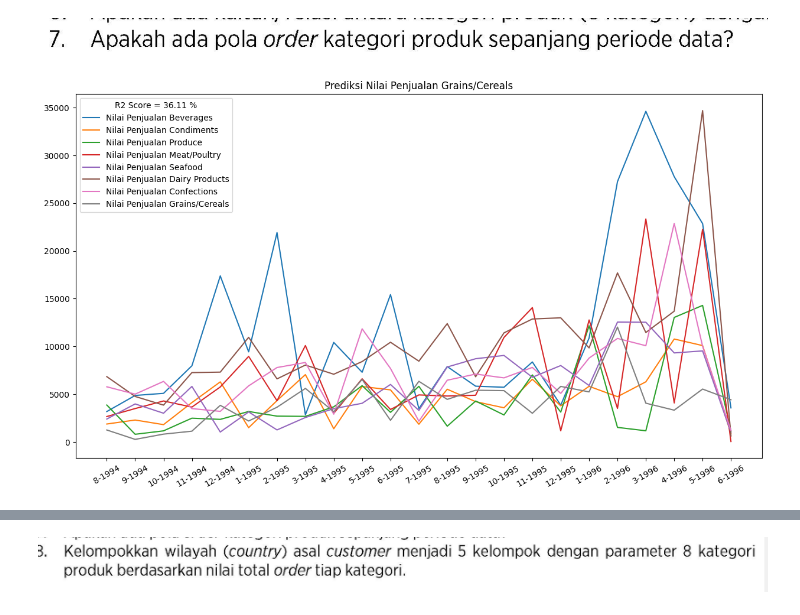
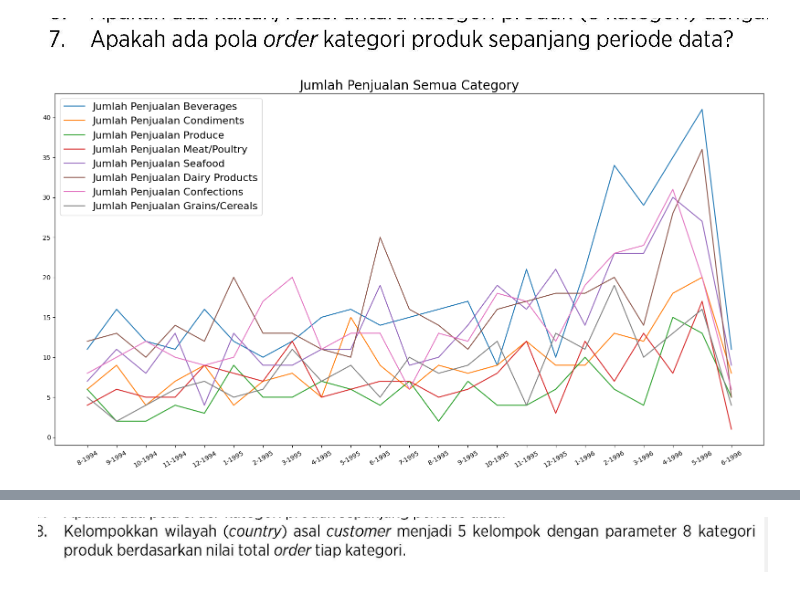
Before and after one commit to StefannusChristian/Data-Mining, a Jupyter notebook: UTS/uts.ipynb, the cells around one changed output, grey strips where cells are left out. Saved outputs shown, nothing was run; the diff lists cells and outputs as text; code cells hidden in the pictures.

```diff
--- a/UTS/uts.ipynb
+++ b/UTS/uts.ipynb
@@ -12,3 +11,5 @@ from sklearn.preprocessing import StandardScaler
+# %%
+plt.rcParams["figure.figsize"] = (14, 7)
 # %% [markdown]
 # Projek A
 # %% [markdown]
@@ -133,11 +133,11 @@ beverages_products_groupby
 # %%
 X = beverages_products_groupby[["Order Date Month","Order Date Year"]].values
 y = beverages_products_groupby["Nilai Penjualan"].values
-reg = LinearRegression().fit(X,y)
+reg = RandomForestRegressor()
+reg.fit(X,y)
 prediction_score = reg.score(X,y)*100
 # %%
-plt.figure(figsize=(15,8))
-x_test = np.array([
+x_predict = np.array([
     [7,1996],
     [8,1996],
     [9,1996],
@@ -145,14 +145,10 @@ x_test = np.array([
     [11,1996],
     [12,1996]
 ])
-
-x_concat = np.concatenate((X,x_test),axis=0)
-
+x_concat = np.concatenate((X,x_predict),axis=0)
 x_label = [f'{i}-{j}' for i,j in x_concat]
 X_label = [f'{i}-{j}' for i,j in X]
-
 prediction = reg.predict(x_concat)
-
 plt.plot(X_label,y,label="Nilai Penjualan")
 plt.plot(x_label,prediction,label="Prediksi Nilai Penjualan")
 plt.xticks(rotation=90)
@@ -205,11 +220,13 @@ order_order_details_products_jan_june_96.groupby(["Product Name"]).mean().sort_v
 ![image.png](embedded-picture-1)
 # %%
 all_categories = products["Category"].unique()
+chat_gpt = []
 for cat in all_categories:
     the_cat_df = order_order_details_products_groupby[(order_order_details_products_groupby["Category"] == cat)]
     X = the_cat_df[["Order Date Month","Order Date Year"]].values
     y = the_cat_df["Nilai Penjualan"].values
-    reg = LinearRegression().fit(X,y)
+    reg = RandomForestRegressor()
+    reg.fit(X,y)
     prediction_score = reg.score(X,y)*100
     x_test = np.array([
         [7,1996],
@@ -226,8 +243,9 @@ for cat in all_categories:
     X_label = [f'{i}-{j}' for i,j in X]
 
     prediction = reg.predict(x_concat)
+    the_proyeksi = prediction[-6:]
+    print(the_proyeksi)
 
-    plt.figure(figsize=(15,8))
     plt.plot(X_label,y,label="Nilai Penjualan")
     plt.plot(x_label,prediction,label="Prediksi Nilai Penjualan")
     plt.xticks(rotation=90)
@@ -365,25 +401,24 @@ Oleh karena itu, dapat disimpulkan bahwa kategori produk dan negara pelanggan pa
 # %% [markdown]
 ![image.png](embedded-picture-1)
 # %%
+order_order_details_products_groupby_count = order_order_details_products.groupby(["Category","Order Date Year","Order Date Month"]).count().reset_index()
+plt.figure(figsize=(20,10))
 all_categories = products["Category"].unique()
 all_y = []
-plt.figure(figsize=(15,8))
+
 for cat in all_categories:
-    nomor_7_df = order_order_details_products_groupby[(order_order_details_products_groupby["Category"] == cat)]
+    nomor_7_df = order_order_details_products_groupby_count[(order_order_details_products_groupby_count["Category"] == cat)]
     X = nomor_7_df[["Order Date Month","Order Date Year"]].values
     y = nomor_7_df["Nilai Penjualan"].values
 
     X_label = [f'{i}-{j}' for i,j in X]
     all_y.append([cat,list(zip(X_label,y))])
 
-    prediction = reg.predict(x_concat)
-
-    plt.plot(X_label,y,label=f"Nilai Penjualan {cat}")
+    plt.plot(X_label,y,label=f"Jumlah Penjualan {cat}")
 
 plt.xticks(rotation=30)
-plt.legend()
-plt.title(f"Prediksi Nilai Penjualan {cat}")
-plt.legend(title=f'R2 Score = {round(prediction_score,2)} %')
+plt.legend(prop={'size': 16})
+plt.title(f"Jumlah Penjualan Semua Category",fontsize=20)
 plt.show()
 # %% [output]
-[figure, old version]
+[figure, new version]
```
Also changed, not shown: parts of 18 cells of this notebook, 3 other files.
